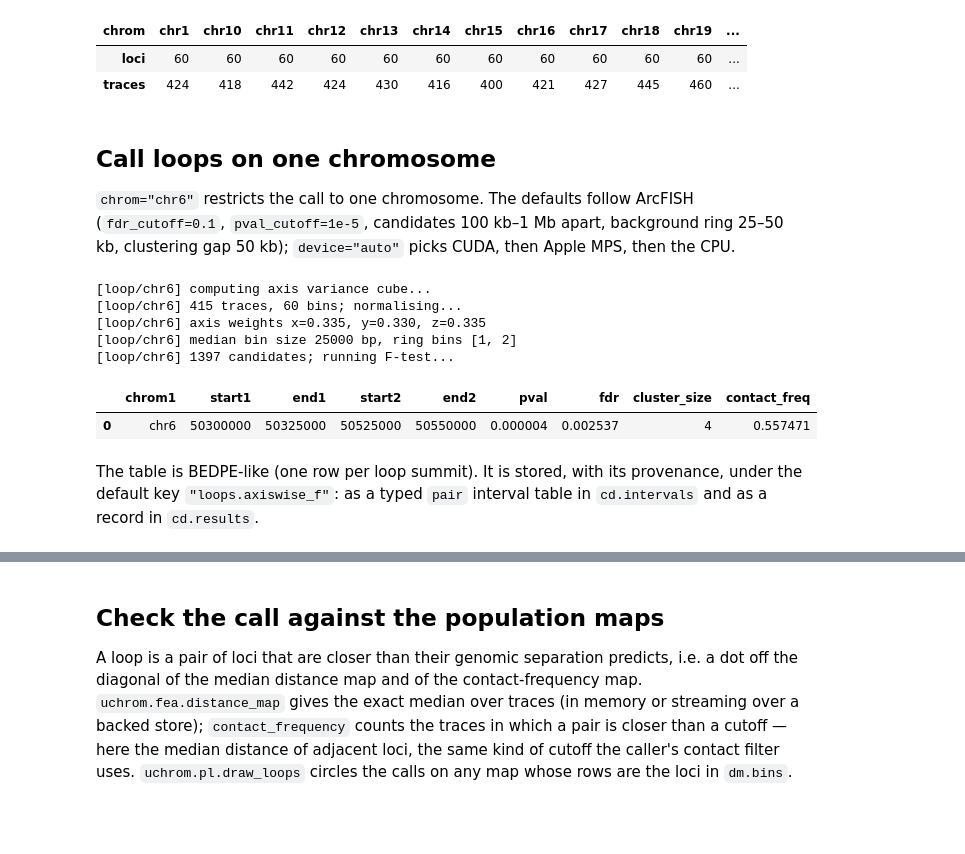
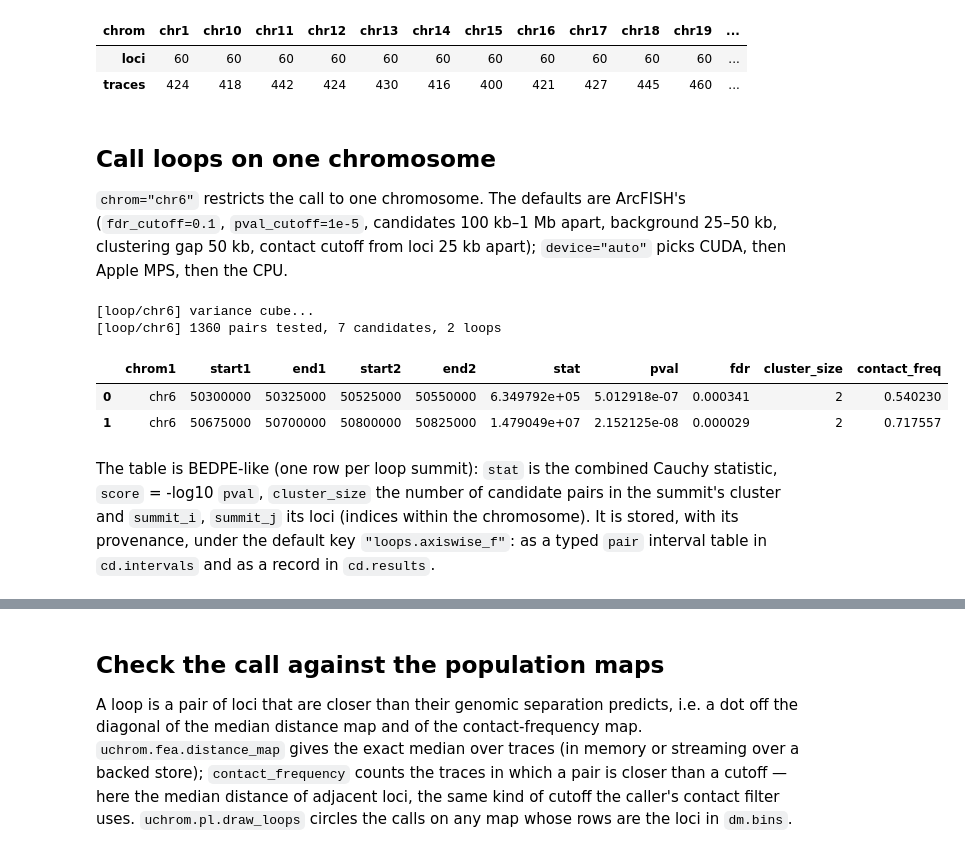
Before and after one commit to u-science-lab/U-Chrom, a Jupyter notebook: tutorials/loop_calling.ipynb, the cells around one changed output, grey strips where cells are left out. Cells and saved outputs as stored; diff of their text form; code cells hidden in the pictures; blank space fills up the shorter version.

```diff
--- a/tutorials/loop_calling.ipynb
+++ b/tutorials/loop_calling.ipynb
@@ -74,28 +81,29 @@ ChromData: n_spots=316995, n_traces=8285, n_cells=201, n_bins=1200
 # %% [markdown]
 ## Call loops on one chromosome
 
-`chrom="chr6"` restricts the call to one chromosome.  The defaults follow
-ArcFISH (`fdr_cutoff=0.1`, `pval_cutoff=1e-5`, candidates 100 kb–1 Mb
-apart, background ring 25–50 kb, clustering gap 50 kb); `device="auto"`
-picks CUDA, then Apple MPS, then the CPU.
+`chrom="chr6"` restricts the call to one chromosome.  The defaults are
+ArcFISH's (`fdr_cutoff=0.1`, `pval_cutoff=1e-5`, candidates 100 kb–1 Mb
+apart, background 25–50 kb, clustering gap 50 kb, contact cutoff from loci
+25 kb apart); `device="auto"` picks CUDA, then Apple MPS, then the CPU.
 # %%
 from uchrom.strc.loop import call_loops_axiswise_f, LoopCallerParams
 
-COLS = ["chrom1", "start1", "end1", "start2", "end2", "pval", "fdr", "cluster_size", "contact_freq"]
+COLS = ["chrom1", "start1", "end1", "start2", "end2", "stat", "pval", "fdr", "cluster_size", "contact_freq"]
 loops6 = call_loops_axiswise_f(cd, chrom="chr6", verbose=True)
 loops6[COLS]
 # %% [output]
-[loop/chr6] computing axis variance cube...
-[loop/chr6] 415 traces, 60 bins; normalising...
-[loop/chr6] axis weights x=0.335, y=0.330, z=0.335
-[loop/chr6] median bin size 25000 bp, ring bins [1, 2]
-[loop/chr6] 1397 candidates; running F-test...
+[loop/chr6] variance cube...
+[loop/chr6] 1360 pairs tested, 7 candidates, 2 loops
-|  | chrom1 | start1 | end1 | start2 | end2 | pval | fdr | cluster_size | contact_freq |
-| 0 | chr6 | 50300000 | 50325000 | 50525000 | 50550000 | 0.000004 | 0.002537 | 4 | 0.557471 |
+|  | chrom1 | start1 | end1 | start2 | end2 | stat | pval | fdr | cluster_size | contact_freq |
+| 0 | chr6 | 50300000 | 50325000 | 50525000 | 50550000 | 6.349792e+05 | 5.012918e-07 | 0.000341 | 2 | 0.540230 |
+| 1 | chr6 | 50675000 | 50700000 | 50800000 | 50825000 | 1.479049e+07 | 2.152125e-08 | 0.000029 | 2 | 0.717557 |
 # %% [markdown]
-The table is BEDPE-like (one row per loop summit).  It is stored, with its
-provenance, under the default key `"loops.axiswise_f"`: as a typed `pair`
-interval table in `cd.intervals` and as a record in `cd.results`.
+The table is BEDPE-like (one row per loop summit): `stat` is the combined
+Cauchy statistic, `score` = -log10 `pval`, `cluster_size` the number of
+candidate pairs in the summit's cluster and `summit_i`, `summit_j` its loci
+(indices within the chromosome).  It is stored, with its provenance, under
+the default key `"loops.axiswise_f"`: as a typed `pair` interval table in
+`cd.intervals` and as a record in `cd.results`.
 # %%
 print(cd.intervals)
 rec = cd.results.record("loops.axiswise_f")
```
Also changed, not shown: parts of 16 cells of this notebook, 34 other files.
